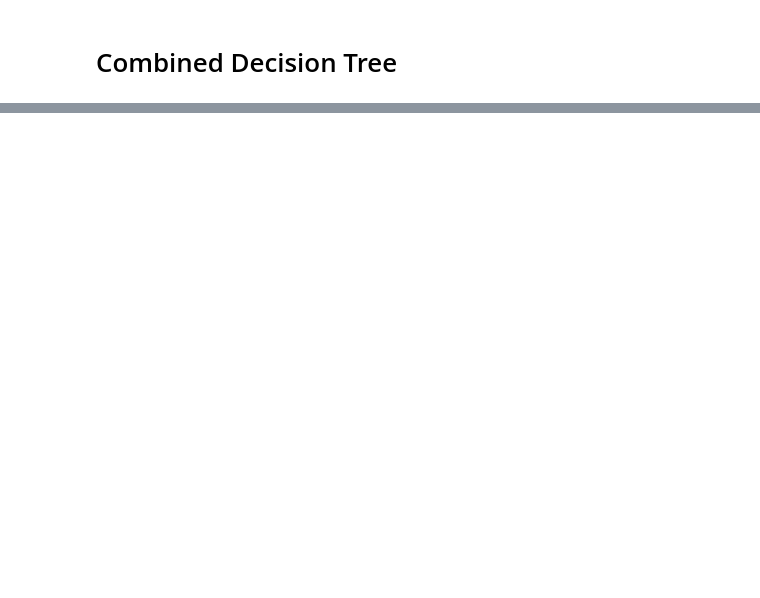
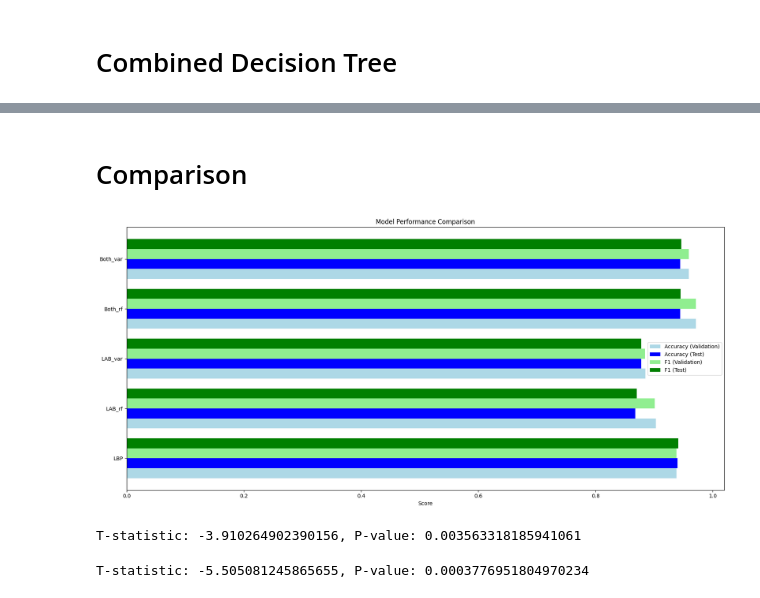
Before and after one commit to yshen267/LC-CC-Classifier, a Jupyter notebook: LCC_Classifier.ipynb, the cells around one changed output, grey strips where cells are left out. Cells and saved outputs as stored; diff of their text form; code cells hidden in the pictures; blank space fills up the shorter version.

```diff
--- a/LCC_Classifier.ipynb
+++ b/LCC_Classifier.ipynb
@@ -474,0 +599,47 @@ weighted avg       0.95      0.95      0.95       250
+# %% [markdown]
+# Comparison
+# %%
+model_names = ['LBP', 'LAB_rf', 'LAB_var', 'Both_rf', 'Both_var']
+accuracy_val = [0.938, 0.903, 0.885, 0.971, 0.959]
+accuracy_test = [0.94, 0.868, 0.878, 0.944, 0.944]
+f1_val = [0.938, 0.901, 0.884, 0.971, 0.959]
+f1_test = [0.941, 0.87, 0.878, 0.945, 0.946]
+
+comparison = {
+    'Model': model_names,
+    'Accuracy (Validation)': accuracy_val,
+    'Accuracy (Test)': accuracy_test,
+    'F1 (Validation)': f1_val,
+    'F1 (Test)': f1_test
+}
+df = pd.DataFrame(comparison)
+
+# Plotting
+fig, ax = plt.subplots(figsize=(17, 8))
+
+# Plotting accuracy and F1 scores
+bar_width = 0.2
+index = range(len(model_names))
+
+# Accuracy bars
+ax.barh(index, df['Accuracy (Validation)'], bar_width, label='Accuracy (Validation)', color='lightblue')
+ax.barh([i + bar_width for i in index], df['Accuracy (Test)'], bar_width, label='Accuracy (Test)', color='blue')
+
+# F1 score bars
+ax.barh([i + 2 * bar_width for i in index], df['F1 (Validation)'], bar_width, label='F1 (Validation)', color='lightgreen')
+ax.barh([i + 3 * bar_width for i in index], df['F1 (Test)'], bar_width, label='F1 (Test)', color='green')
+
+# Labeling
+ax.set_xlabel('Score')
+ax.set_yticks([i + 1.5 * bar_width for i in index])  # Adjust y-ticks to center the bars
+ax.set_yticklabels(model_names)
+ax.set_title('Model Performance Comparison')
+
+# Add a legend
+ax.legend()
+
+# Show plot
+plt.tight_layout()
+plt.show()
+# %% [output]
+[figure, added]
@@ -474,0 +654,10 @@ weighted avg       0.95      0.95      0.95       250
+# %%
+t_stat, p_value = ttest_rel(lbp_scores, both_scores)
+print(f"T-statistic: {t_stat}, P-value: {p_value}")
+# %% [output]
+T-statistic: -3.910264902390156, P-value: 0.003563318185941061
+# %%
+t_stat, p_value = ttest_rel(lab_scores, both_scores)
+print(f"T-statistic: {t_stat}, P-value: {p_value}")
+# %% [output]
+T-statistic: -5.505081245865655, P-value: 0.0003776951804970234
```
Also changed, not shown: parts of 20 cells of this notebook, 1 other file.
